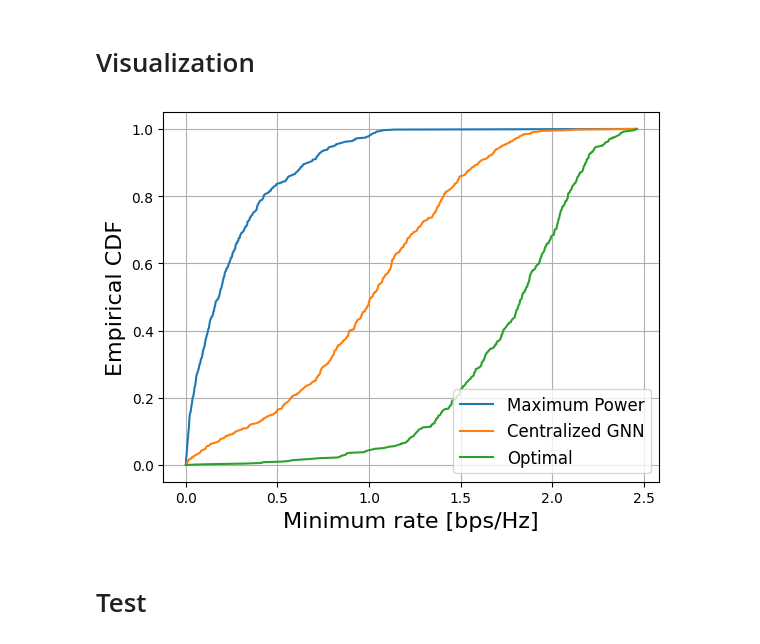
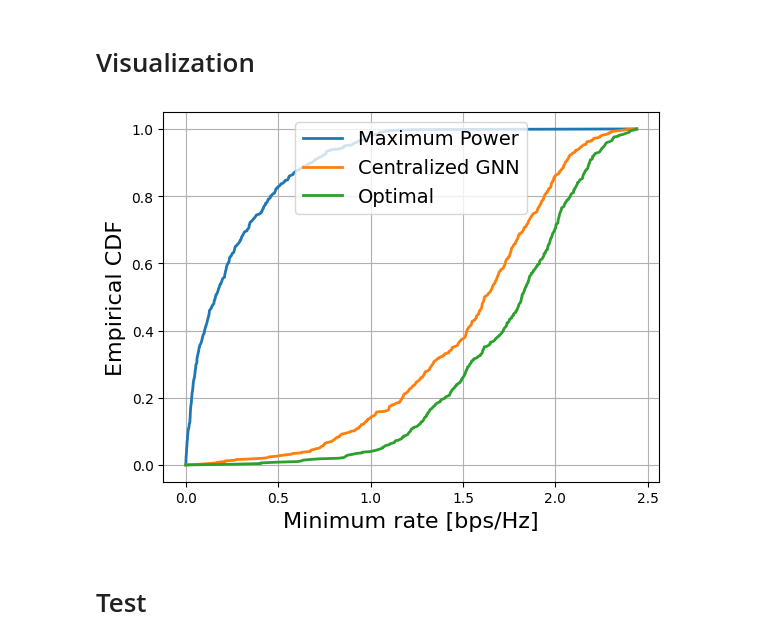
Before and after one commit to vuhoangviet0808/LDPC-inspried-GNN-, a Jupyter notebook: cen_GNN.ipynb, the cells around one changed output. Drawn from its saved outputs; the diff is of its cells as text; code cells hidden in the pictures.

```diff
--- a/cen_GNN.ipynb
+++ b/cen_GNN.ipynb
@@ -182,26 +99,23 @@ dim_dict = {
     'edge': edge_dim,
 }
 # %%
-# Centralized model: choose LDPC hybrid when enabled
-ModelClass = LDPCHetNet if use_ldpc else APHetNet
-cen_model = ModelClass(
-    metadata=tt_meta,
-    dim_dict=dim_dict,
+from Models.LDPC_new import LDPCPowerGNN, train_model, eval_model
+
+cen_model = LDPCPowerGNN(
+    ap_dim, ue_dim,edge_dim,
     out_channels=hidden_channels,
     num_layers=num_gnn_layers,
     hid_layers=hidden_channels//2,
-    edge_conv=True,
-    **({'num_checks': ldpc_checks, 'chk_degree': ldpc_degree, 'ldpc_iter': ldpc_iter, 'ldpc_dropout': ldpc_dropout} if use_ldpc else {})
 ).to(device)
-
+torch.nn.utils.clip_grad_norm_(cen_model.parameters(), 1.0)
 # cen_optimizer = torch.optim.Adam(cen_model.parameters(), lr=cen_lr)
-cen_optimizer = torch.optim.AdamW(
+optimizer = torch.optim.AdamW(
     cen_model.parameters(), lr=cen_lr, weight_decay=1e-4
 )
 
 
-cen_scheduler = torch.optim.lr_scheduler.StepLR(
-    cen_optimizer, step_size=200, gamma=0.6
+scheduler = torch.optim.lr_scheduler.StepLR(
+    optimizer, step_size=num_epochs_cen//10, gamma=0.8
 )
 # cen_scheduler = torch.optim.lr_scheduler.CosineAnnealingLR(
 #     cen_optimizer, T_max=num_epochs_cen, eta_min=5e-5
@@ -217,4 +131,7 @@ cen_scheduler = torch.optim.lr_scheduler.StepLR(
 # %%
+from Utils.centralized_train import cen_eval, cen_train, cen_loss_function
+
+
 all_rate = []
 all_rate_test = []
 eval_epochs_cen = num_epochs_cen//10 if num_epochs_cen//10 else 1
@@ -223,6 +140,7 @@ print(f'Optimal rate: train {np.mean(opt_train_rates[train_idx])}, test {np.mean
 for epoch in range(num_epochs_cen):
     cen_model.train()
     train_loss = cen_train(
+        epoch/(2*num_epochs_cen//3),
         train_loader_cen, cen_model, cen_optimizer,
         tau=tau, rho_p=rho_p, rho_d=rho_d, num_antenna=num_antenna
     )
@@ -348,16 +277,16 @@ import matplotlib.pyplot as plt
 
 # Check the fucking power thresh
 # %%
-plt.plot(all_one_rates, y_axis, label = 'Maximum Power')
-plt.plot(gnn_rates, y_axis, label = 'Centralized GNN')
-plt.plot(opt_rates, y_axis, label = 'Optimal')
+plt.plot(all_one_rates, y_axis, label = 'Maximum Power', linewidth=2)
+plt.plot(gnn_rates, y_axis, label = 'Centralized GNN', linewidth=2)
+plt.plot(opt_rates, y_axis, label = 'Optimal', linewidth=2)
 plt.xlabel('Minimum rate [bps/Hz]', {'fontsize':16})
 plt.ylabel('Empirical CDF', {'fontsize':16})
-plt.legend(fontsize = 12)
+plt.legend(fontsize = 14)
 plt.grid()
 plt.show()
 # %% [output]
-[figure, old version]
+[figure, new version]
 # %% [markdown]
 # Test
 # %%
```
Also changed, not shown: parts of 23 cells of this notebook, 15 other files.
